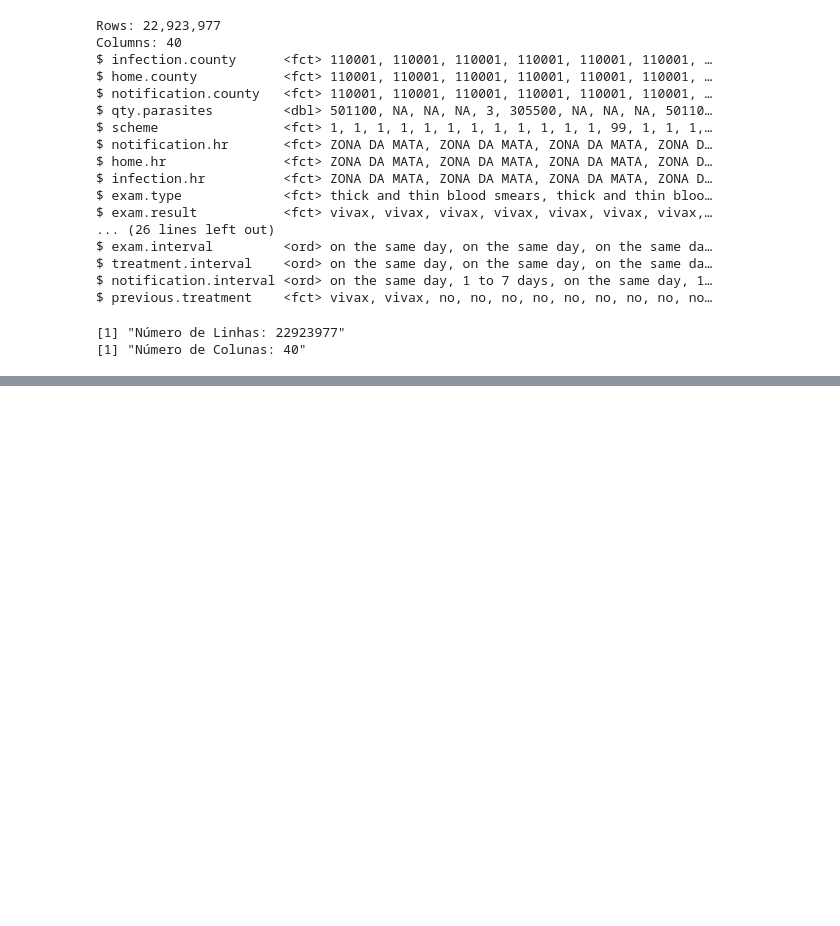
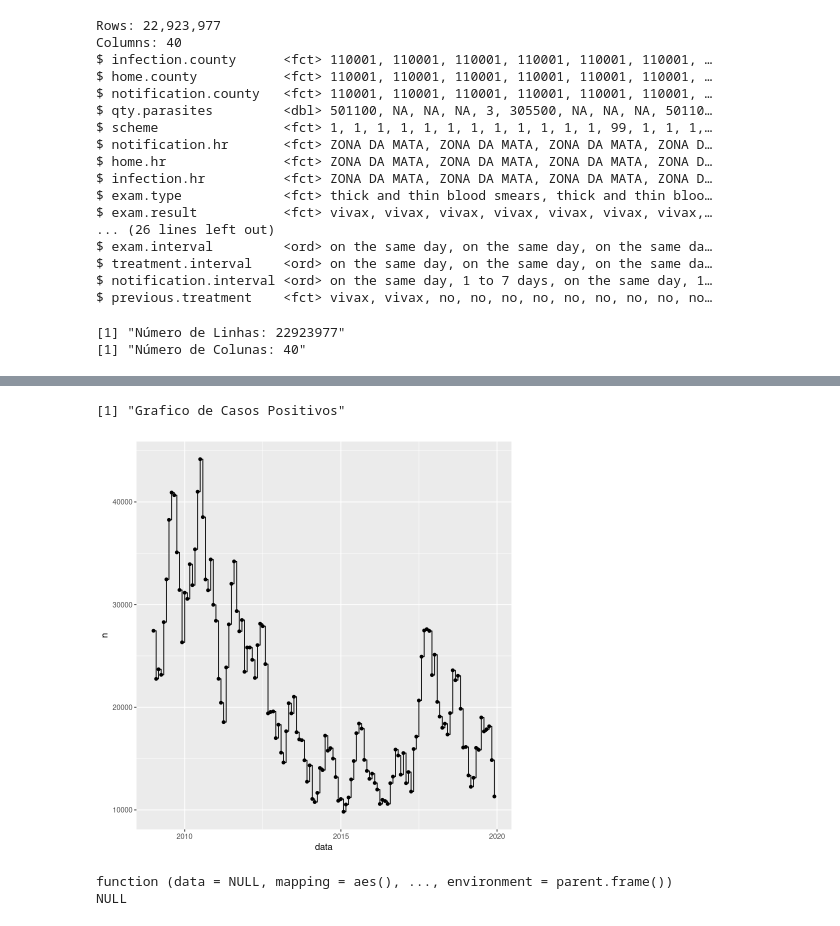
Before and after one commit to frankfaisca/cefet-min-dados, a Jupyter notebook: Exploration_Malaria.ipynb, the cells around one changed output, grey strips where cells are left out. Drawn from its saved outputs; the diff is of its cells as text; code cells hidden in the pictures; blank space fills up the shorter version.

```diff
--- a/Exploration_Malaria.ipynb
+++ b/Exploration_Malaria.ipynb
@@ -224,0 +266,15 @@ plot(grf)
+# %%
+print("Grafico de Casos Positivos")
+ggplot(data=positive,
+       aes(x=data, y=n, group=1)
+      ) +
+  geom_step()+
+  geom_point()
+# %% [output]
+[1] "Grafico de Casos Positivos"
+[figure, added]
+# %%
+args(ggplot)
+# %% [output]
+function (data = NULL, mapping = aes(), ..., environment = parent.frame())
+NULL
```
Also changed, not shown: parts of 15 cells of this notebook, 1 other file.
